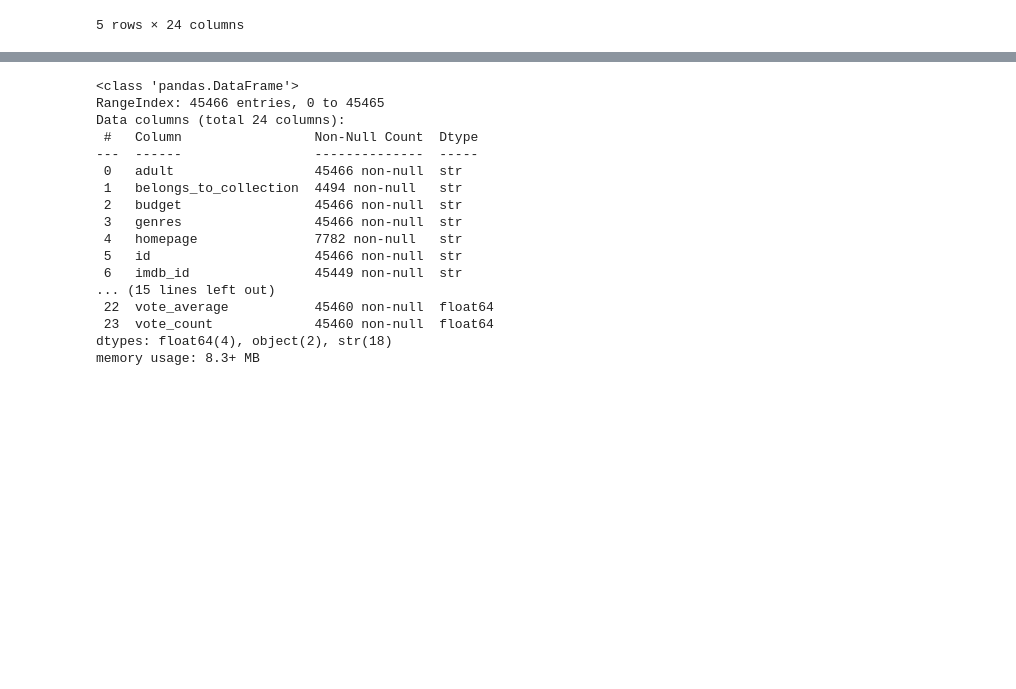
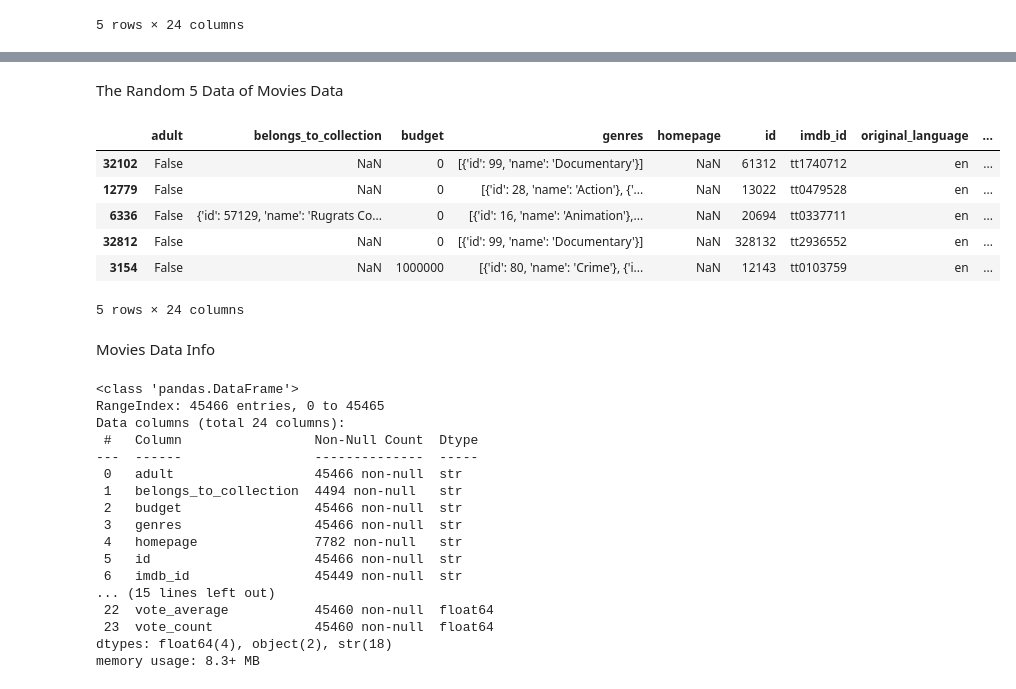
Before and after one commit to berubob/movie-analytics-ds, a Jupyter notebook: movie analytics.ipynb, the cells around one changed output, grey strips where cells are left out. Drawn from its saved outputs; the diff is of its cells as text; code cells hidden in the pictures; blank space fills up the shorter version.

```diff
--- a/movie analytics.ipynb
+++ b/movie analytics.ipynb
@@ -32,3 +58,17 @@ movies_data.head()
+# %% [markdown]
+The Random 5 Data of Movies Data
+# %%
+movies_data.sample(5)
+# %% [output]
+|  | adult | belongs_to_collection | budget | genres | homepage | id | imdb_id | original_language | ... |
+| 32102 | False | NaN | 0 | [{'id': 99, 'name': 'Documentary'}] | NaN | 61312 | tt1740712 | en | ... |
+| 12779 | False | NaN | 0 | [{'id': 28, 'name': 'Action'}, {'... | NaN | 13022 | tt0479528 | en | ... |
+| 6336 | False | {'id': 57129, 'name': 'Rugrats Co... | 0 | [{'id': 16, 'name': 'Animation'},... | NaN | 20694 | tt0337711 | en | ... |
+| 32812 | False | NaN | 0 | [{'id': 99, 'name': 'Documentary'}] | NaN | 328132 | tt2936552 | en | ... |
+| 3154 | False | NaN | 1000000 | [{'id': 80, 'name': 'Crime'}, {'i... | NaN | 12143 | tt0103759 | en | ... |
+5 rows × 24 columns
+# %% [markdown]
+Movies Data Info
 # %%
 movies_data.info()
 # %% [output]
```
Also changed, not shown: parts of 14 cells of this notebook.
